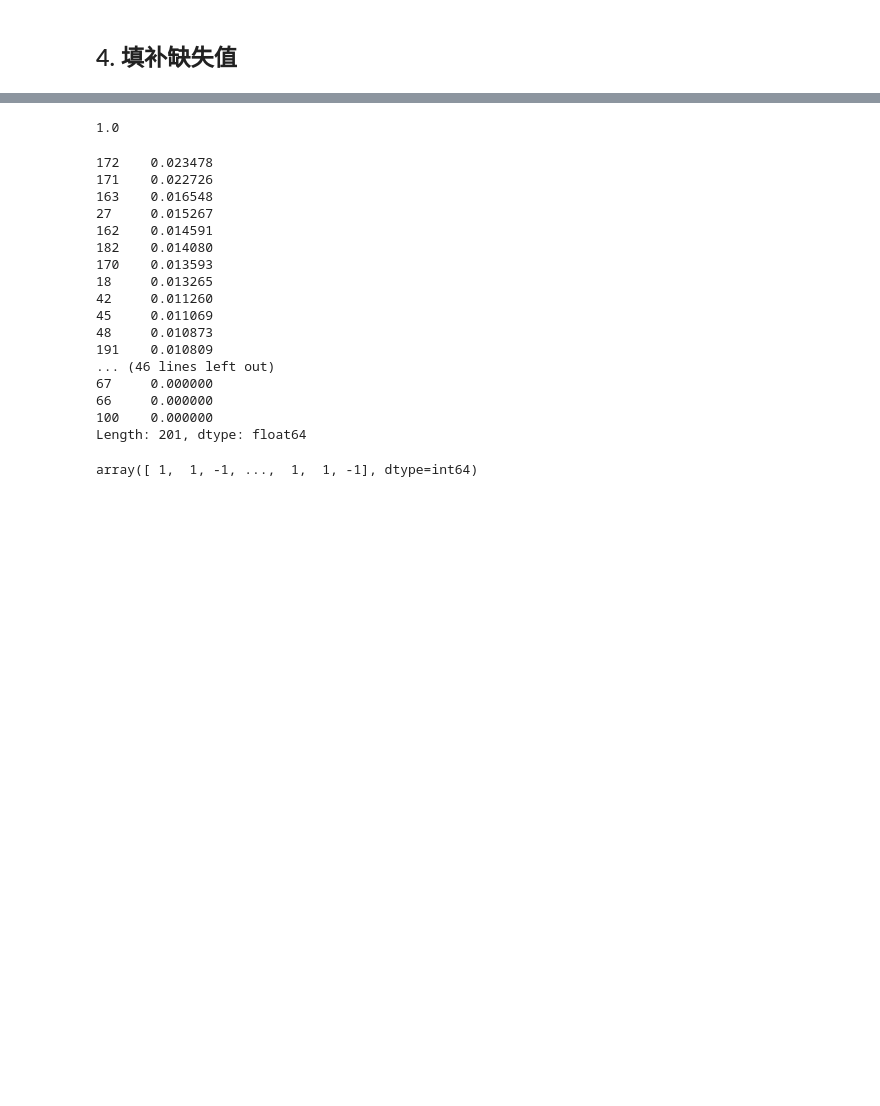
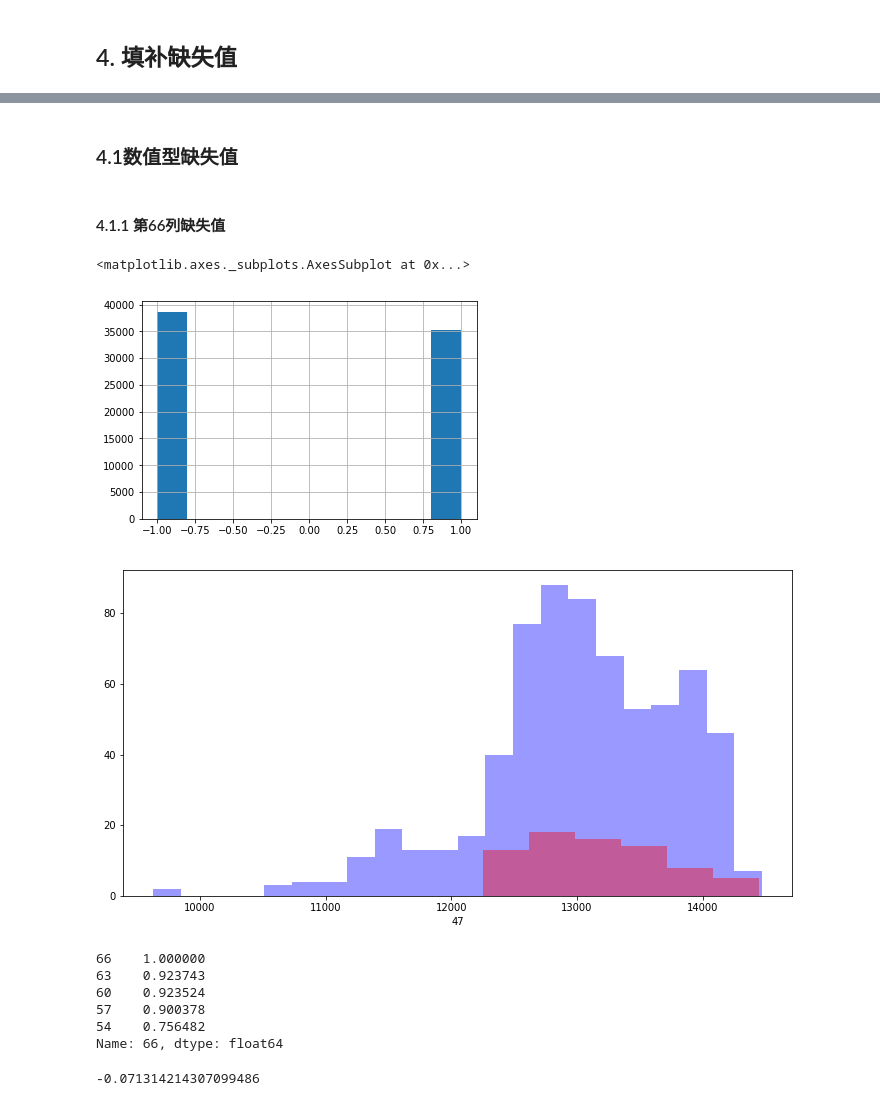
Before and after one commit to Watermelon233/MyKaggle, a Jupyter notebook: boyvsgirl/boyvsgirls.ipynb, the cells around one changed output, grey strips where cells are left out. Cells and saved outputs as stored; diff of their text form; code cells hidden in the pictures; blank space fills up the shorter version.

```diff
--- a/boyvsgirl/boyvsgirls.ipynb
+++ b/boyvsgirl/boyvsgirls.ipynb
@@ -397,35 +298,28 @@ logreg.score(X_train, Y_train)
-# %%
-random_forest = RandomForestClassifier(n_estimators=100)
-
-random_forest.fit(X_train, Y_train)
-
-Y_pred = random_forest.predict(X_pred)
-
-random_forest.score(X_train, Y_train)
-# %% [output]
-1.0
-# %%
-feature_importances= pd.Series(random_forest.feature_importances_)
-feature_importances.sort_values(ascending=False)
-# %% [output]
-172    0.023478
-171    0.022726
-163    0.016548
-27     0.015267
-162    0.014591
-182    0.014080
-170    0.013593
-18     0.013265
-42     0.011260
-45     0.011069
-48     0.010873
-191    0.010809
-... (46 lines left out)
-67     0.000000
-66     0.000000
-100    0.000000
-Length: 201, dtype: float64
-# %%
-Y_pred
-# %% [output]
-array([ 1,  1, -1, ...,  1,  1, -1], dtype=int64)
+# %% [markdown]
+### 4.1数值型缺失值
+# %% [markdown]
+#### 4.1.1 第66列缺失值
+# %%
+col_66 = train[66]
+target[col_66[col_66.isnull()].index].hist()
+plt.figure(figsize=[12,6])
+sns.distplot(boys[66].dropna().values,  kde=False, color=boys_col)
+sns.distplot(girls[66].dropna().values,  kde=False, color=girls_col,
+            axlabel=k)
+# %% [output]
+<matplotlib.axes._subplots.AxesSubplot at 0x...>
+[figure, added]
+[figure, added]
+# %%
+train_corr[66].sort_values(ascending=False)[:5]
+# %% [output]
+66    1.000000
+63    0.923743
+60    0.923524
+57    0.900378
+54    0.756482
+Name: 66, dtype: float64
+# %%
+train_corr[249][63]
+# %% [output]
+-0.071314214307099486
```
Also changed, not shown: parts of 60 cells of this notebook, 3 other files.
